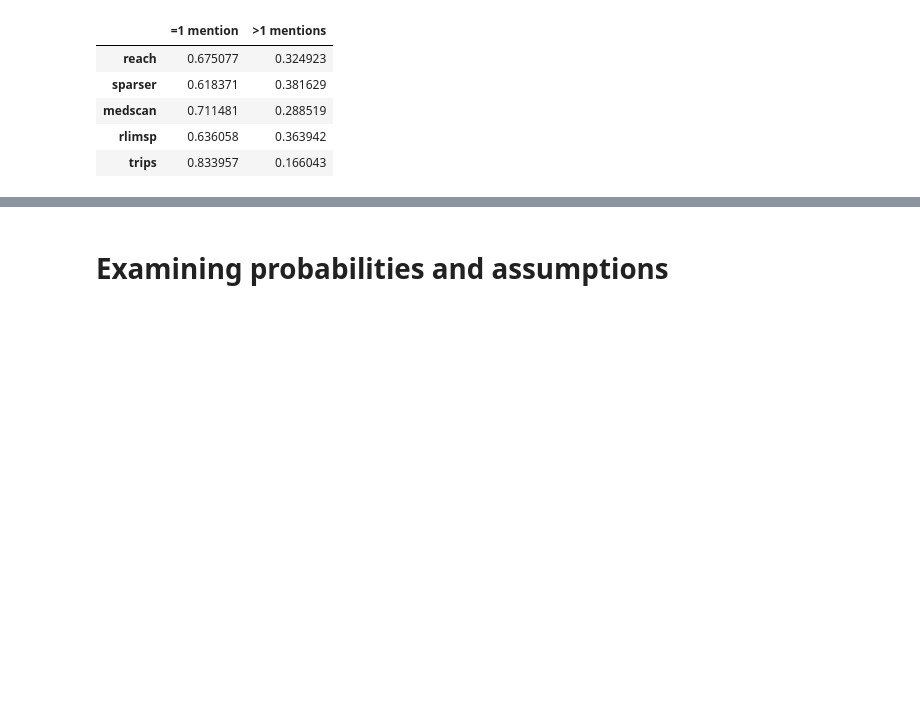
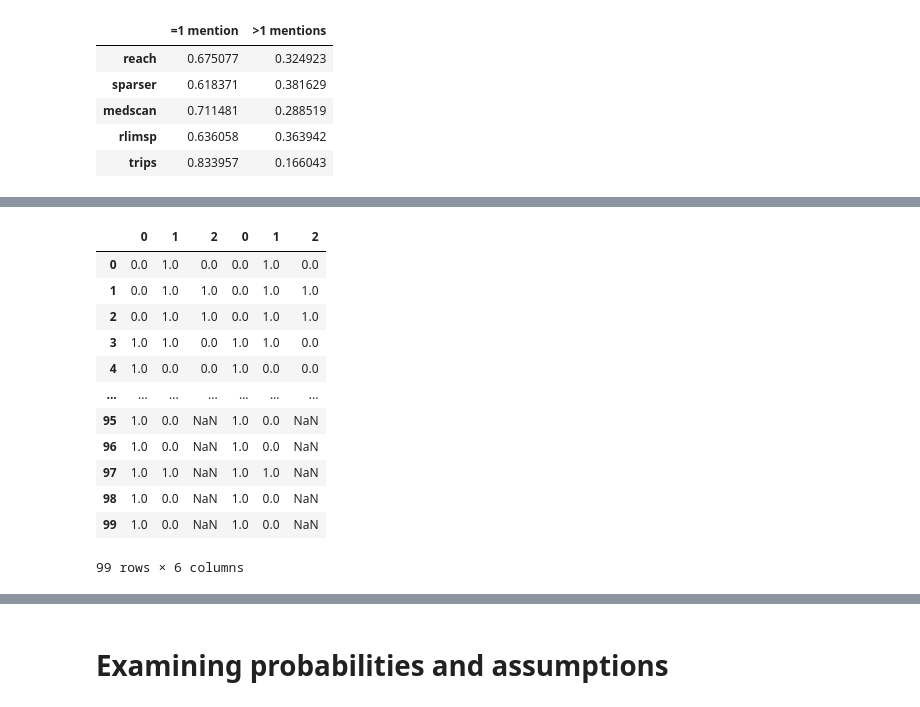
Before and after one commit to sorgerlab/indra_assembly_paper, a Jupyter notebook: notebooks/Belief Prediction.ipynb, the cells around one changed output, grey strips where cells are left out. Cells and saved outputs as stored; diff of their text form; code cells hidden in the pictures; blank space fills up the shorter version.

```diff
--- a/notebooks/Belief Prediction.ipynb
+++ b/notebooks/Belief Prediction.ipynb
@@ -357,0 +536,22 @@ one_or_more_mentions(reader_counts, reader_list)
+# %%
+# Functions for generating datasets assuming different assumptions.
+def all_ind(r_names, size, p_readers, p_correct):
+    all_cols = ['correct'] + r_names
+    all_p = [p_correct] + p_readers
+    arrs = []
+    for varn, p in zip(r_names, p_readers):
+        arr = np.random.choice([0, 1], size=size, p=[1-p, p])
+        arrs.append(arr)
+    mat = np.vstack(arrs).T
+    df_reader = pd.DataFrame(mat, columns=r_names)
+    # Filter out the rows with all 0s from readers
+    reader_arr = df_reader[df_reader.any(1)].values
+    # Construct the column for correctness
+    corr_arr = np.random.choice([0, 1], size=(reader_arr.shape[0], 1),
+                                p=[1 - p_correct, p_correct])
+    full_arr = np.hstack([corr_arr, reader_arr])
+    df = pd.DataFrame(full_arr, columns=all_cols)
+    return df
+
+def one_reader()
+test_df = all_ind(['r1', 'r2'], size=1000000, p_readers=[0.5, 0.5], p_correct=0.5)
@@ -357,0 +618,16 @@ one_or_more_mentions(reader_counts, reader_list)
+# %%
+pd.concat([test_df, test_df], axis=1)
+# %% [output]
+|  | 0 | 1 | 2 | 0 | 1 | 2 |
+| 0 | 0.0 | 1.0 | 0.0 | 0.0 | 1.0 | 0.0 |
+| 1 | 0.0 | 1.0 | 1.0 | 0.0 | 1.0 | 1.0 |
+| 2 | 0.0 | 1.0 | 1.0 | 0.0 | 1.0 | 1.0 |
+| 3 | 1.0 | 1.0 | 0.0 | 1.0 | 1.0 | 0.0 |
+| 4 | 1.0 | 0.0 | 0.0 | 1.0 | 0.0 | 0.0 |
+| ... | ... | ... | ... | ... | ... | ... |
+| 95 | 1.0 | 0.0 | NaN | 1.0 | 0.0 | NaN |
+| 96 | 1.0 | 0.0 | NaN | 1.0 | 0.0 | NaN |
+| 97 | 1.0 | 1.0 | NaN | 1.0 | 1.0 | NaN |
+| 98 | 1.0 | 0.0 | NaN | 1.0 | 0.0 | NaN |
+| 99 | 1.0 | 0.0 | NaN | 1.0 | 0.0 | NaN |
+99 rows × 6 columns
```
Also changed, not shown: parts of 19 cells of this notebook.
